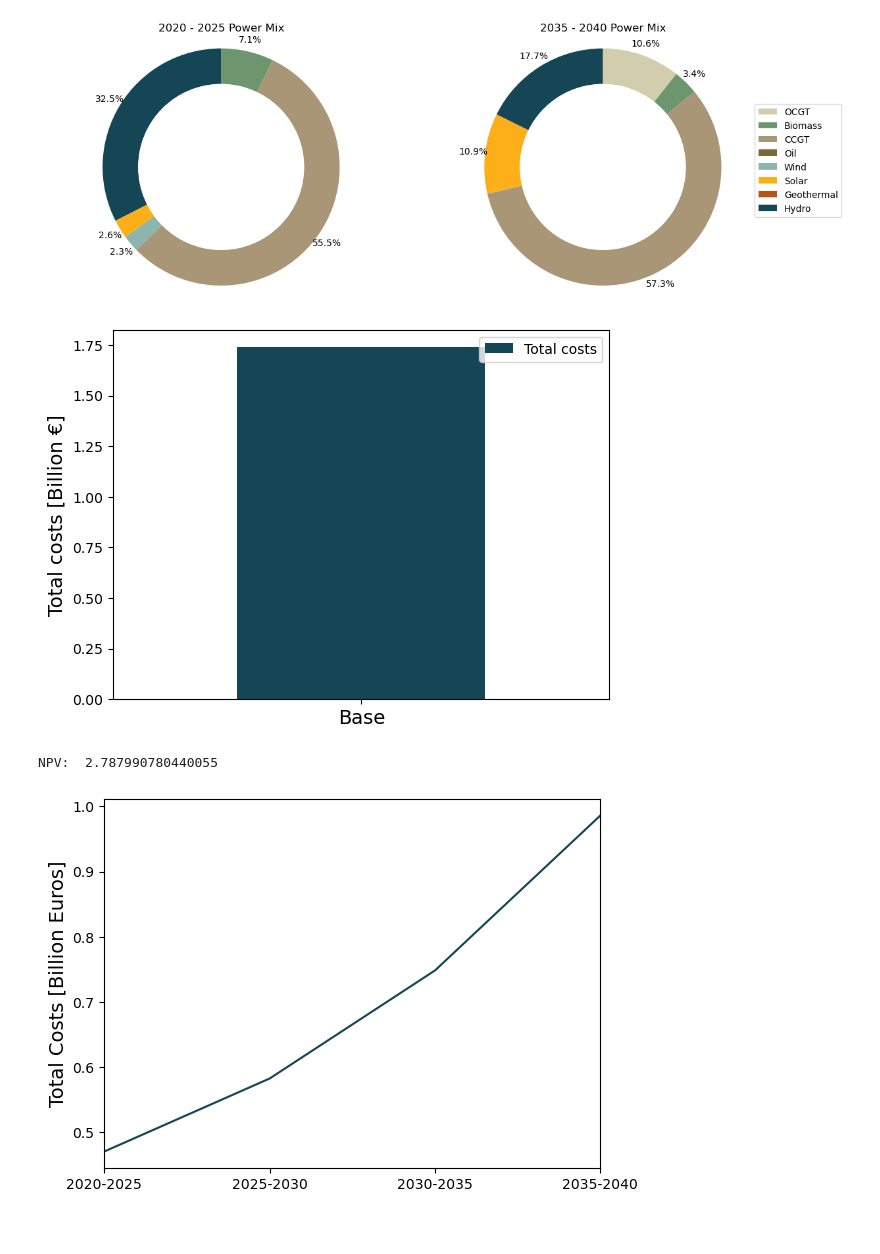
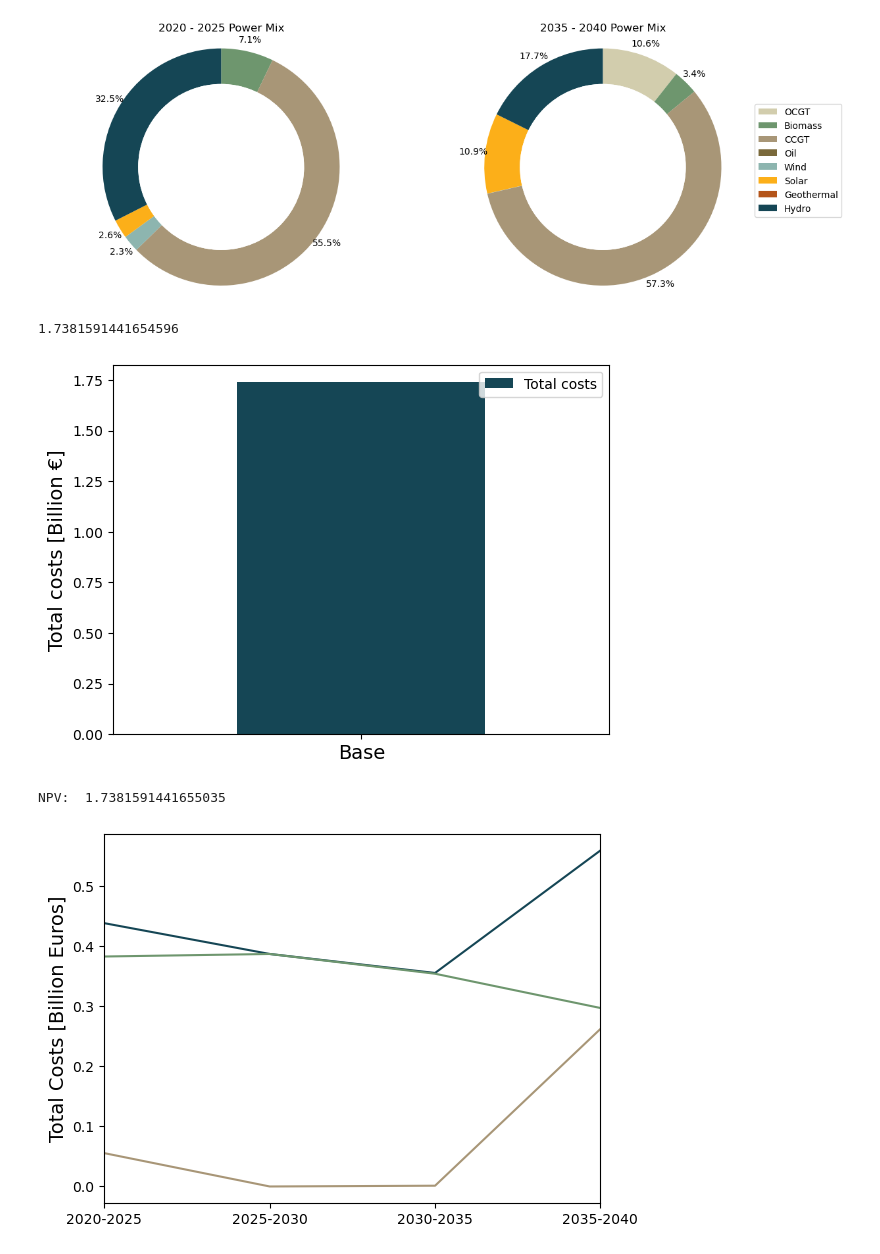
Before and after one commit to maribjorn/EMPIRE-BO, a Jupyter notebook: plot.ipynb, the cells around one changed output. Saved outputs shown, nothing was run; the diff lists cells and outputs as text; code cells hidden in the pictures.

Commit message:
Calculating and plotting costs complete in plot.ipynb

```diff
--- a/plot.ipynb
+++ b/plot.ipynb
@@ -47,13 +47,20 @@ old_names = ['Gas CCGT',    'Gas OCGT',  'Bio',   'Oil existing',  'Wind onshore
 scenario = '1'
 date = '0502'
 time = '0854'
+
 file_path = 'Results/bolivia_v1_reg' + str(lengthRegSeason) + '_peak24_sce' + scenario + '_randomSGR_2024' + date + time + '/results_output_EuropePlot.csv'
 operational_data = pd.read_csv('Results/bolivia_v1_reg' + str(lengthRegSeason) + '_peak24_sce' + scenario + '_randomSGR_2024' + date + time +'/results_output_Operational.csv')
 investment_data = pd.read_csv('Results/bolivia_v1_reg' + str(lengthRegSeason) + '_peak24_sce' + scenario + '_randomSGR_2024' + date + time +'/results_output_gen.csv')
 objective_value = pd.read_csv('Results/bolivia_v1_reg' + str(lengthRegSeason) + '_peak24_sce' + scenario + '_randomSGR_2024' + date + time +'/results_objective.csv', header=None)
+transmission_data = pd.read_csv('Results/bolivia_v1_reg' + str(lengthRegSeason) + '_peak24_sce' + scenario + '_randomSGR_2024' + date + time +'/results_output_transmision.csv')
+stor_data = pd.read_csv('Results/bolivia_v1_reg' + str(lengthRegSeason) + '_peak24_sce' + scenario + '_randomSGR_2024' + date + time +'/results_output_stor.csv')
+node_sheet = load_workbook('Data handler/bolivia_v1/Node.xlsx')
+
 scenario_int = int(scenario)
 prob_scenarios = {f"scenario{i}": 1/scenario_int for i in range(1,scenario_int+1)}
 discountrate = 0.07
+regular_seasons = ['winter', 'spring', 'summer', 'fall']
+peak_seasons = ['peak1', 'peak2']
 # %%
 # Helper functions
 def get_colors(carriers):
@@ -281,45 +287,56 @@ plt.tight_layout(pad=3.0)
 # %%
 total_costs = objective_value.iloc[0,1] /1e9
 total_costs_df = pd.DataFrame(total_costs, index=['Base'],  columns=['Total costs'])
-
+print(total_costs)
 total_costs_df.plot(kind='bar', color=teal2)
 plt.ylabel('Total costs [Billion €]', fontsize=14)
 plt.xticks(rotation = 0, fontsize=14)
 
 plt.show()
 # %% [output]
+1.7381591441654596
 [figure]
 # %%
 periods = ['2020-2025', '2025-2030', '2030-2035', '2035-2040']
+load_shed_cost = node_sheet['NodeLostLoadCost']['C4'].value
 capex_dict = {}
 for period in periods:
-    sum_capex = investment_data[(investment_data['Period'] == period)]['DiscountedInvestmentCost_Euro'].sum()
+    sum_capex = (investment_data[(investment_data['Period'] == period)]['DiscountedInvestmentCost_Euro'].sum()
+                 + transmission_data[(transmission_data['Period'] == period)]['DiscountedInvestmentCost_EuroPerMW'].sum()
+                 + stor_data[(stor_data['Period'] == period)]['DiscountedInvestmentCostPWEN_EuroPerMWMWh'].sum())
     capex_dict[period] = sum_capex / 1e9 # in billion euros
 
 capex = pd.DataFrame(list(capex_dict.items()), columns=['Period', 'TotalInvestment'])
 
-operational_discountrate = sum((1+discountrate)**(-j) for j in list(range(0,LeapYearsInvestment)))
+operational_scalar = sum((1+discountrate)**(-j) for j in list(range(0,LeapYearsInvestment)))
 
 opex_dict = {}
-for period in periods:
+for period, num_period in zip(periods, range(1, len(periods) + 1)):
     sum_opex = 0
+    coeff = 1
+    if num_period > 1:
+        coeff = pow(1.0 + discountrate, -LeapYearsInvestment * (num_period - 1))
     for i in range(scenario_int):
         for tech in old_names:
             tech_no_space = tech.replace(" ", "")
-            generated = operational_data[(operational_data['Period'] == period) & (operational_data['Scenario'] == f'scenario{i+1}')][tech_no_space + '_MW'].sum()
-            sum_opex += generated*get_marginal_cost(tech)*season_scale[0]*prob_scenarios[f'scenario{i+1}']*operational_discountrate
+            generated = operational_data[(operational_data['Period'] == period) & (operational_data['Scenario'] == f'scenario{i+1}') & (operational_data['Season'].isin(regular_seasons))][tech_no_space + '_MW'].sum()
+            generated_peak = operational_data[(operational_data['Period'] == period) & (operational_data['Scenario'] == f'scenario{i+1}') & (operational_data['Season'].isin(peak_seasons))][tech_no_space + '_MW'].sum()
+            sum_opex += get_marginal_cost(tech) * (generated * season_scale[0] + generated_peak * season_scale[5]) * prob_scenarios[f'scenario{i+1}'] * coeff * operational_scalar
+        sum_opex += operational_data[(operational_data['Period'] == period) & (operational_data['Scenario'] == f'scenario{i+1}') & (operational_data['Season'].isin(regular_seasons))]['LoadShed_MW'].sum() * load_shed_cost * season_scale[0] * prob_scenarios[f'scenario{i+1}'] * coeff * operational_scalar
 
     opex_dict[period] = sum_opex / 1e9 # in billion euros
 
 opex = pd.DataFrame(list(opex_dict.items()), columns=['Period', 'TotalOperationalCost'])
 npv = capex['TotalInvestment'].sum() + opex['TotalOperationalCost'].sum()
 print('NPV: ', npv)
 
 total_costs = capex['TotalInvestment'] + opex['TotalOperationalCost']
 plt.plot(periods, total_costs, color=teal2)
+plt.plot(periods, capex['TotalInvestment'], color=beige2)
+plt.plot(periods, opex['TotalOperationalCost'], color=green2)
 plt.ylabel('Total Costs [Billion Euros]', fontsize=14)
 plt.xlim(0, 3)
 plt.show()
 # %% [output]
-NPV:  2.787990780440055
+NPV:  1.7381591441655035
-[figure, old version]
+[figure, new version]
```
Also changed, not shown: parts of 1 cell of this notebook.
